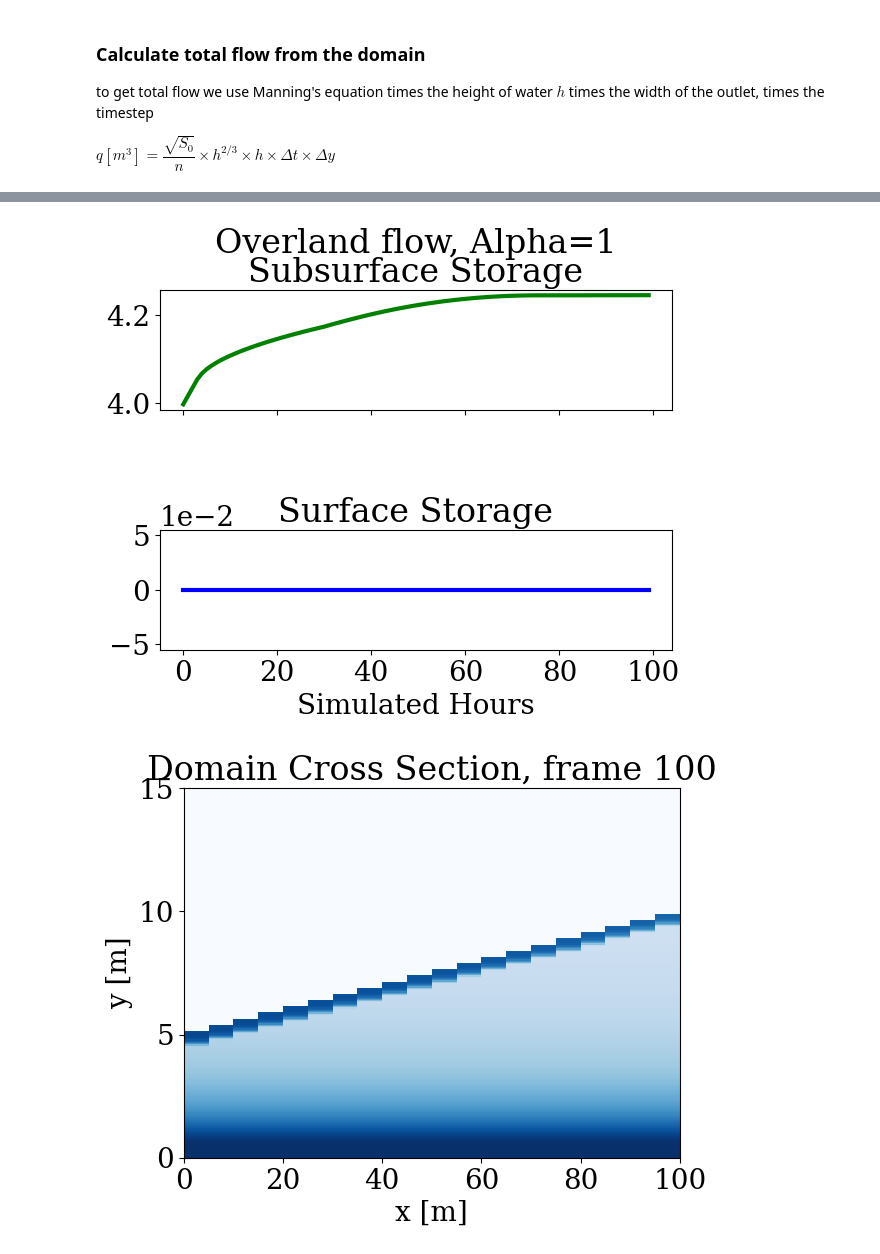
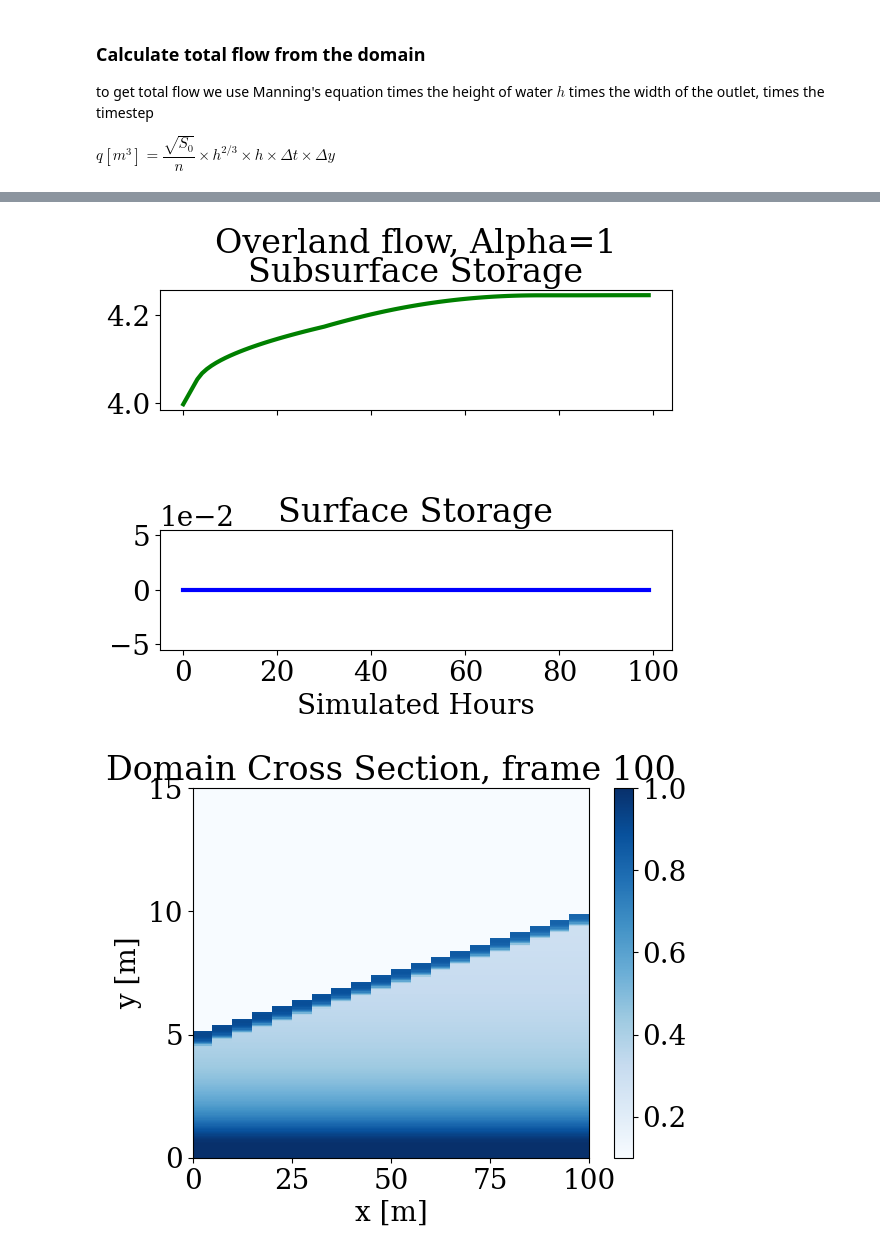
Before and after one commit to mashadab/ParFlow-project, a Jupyter notebook: Overland-flow-class/runoff-generation.ipynb, the cells around one changed output, grey strips where cells are left out. Drawn from its saved outputs; the diff is of its cells as text; code cells hidden in the pictures.

Commit message:
Some changes to plotting

```diff
--- a/Overland-flow-class/runoff-generation.ipynb
+++ b/Overland-flow-class/runoff-generation.ipynb
@@ -308,7 +308,7 @@ def run_off_code(alpha_vG):
     Dunne.ICPressure.Type = 'HydroStaticPatch'
     Dunne.ICPressure.GeomNames = 'domain'
     #Dunne.Geom.domain.ICPressure.Value = 4.5
-    Dunne.Geom.domain.ICPressure.Value  = 0.5
+    Dunne.Geom.domain.ICPressure.Value  = 4.0
 
     Dunne.Geom.domain.ICPressure.RefGeom = 'domain'
     Dunne.Geom.domain.ICPressure.RefPatch = 'z_lower'
@@ -442,33 +442,34 @@ def surface_subsurface_storage(alpha_vG,dir_name,run_name):
     fig, ax = plt.subplots(1)
     ax.set_title("Domain Cross Section, frame {}".format(icount))
     im = ax.pcolormesh(x, z, sat[icount,:,0,:], vmin=0.1, vmax=1.0,cmap='Blues')
+    fig.colorbar(im)
     ax.set_ylabel('y [m]')
     ax.set_xlabel('x [m]')
     plt.savefig(f'overland_flow_outflow_alphavG{alpha_vG}.pdf',bbox_inches='tight', dpi = 600)
 
 for alpha_vG in [1,100]:
     run_off_code(alpha_vG)
     surface_subsurface_storage(alpha_vG,dir_name,run_name)
 # %% [output]
 # ==============================================================================
 # ParFlow directory
 #  - /home/SHARED/software/parflow/7c8e7f0
 # ParFlow version
 #  - 3.13.0
 # Working directory
 #  - /home/ms6985/ParFlow-project/Overland-flow-class/dunne_over
 # ParFlow database
 #  - Dunne.pfidb
 # ==============================================================================
 
 
 ... (16 lines left out)
 
 # ==============================================================================
 # ParFlow ran successfully
 # ==============================================================================
 [figure]
 [figure]
-[figure, old version]
+[figure, new version]
 [figure]
 [figure]
```
Also changed, not shown: parts of 2 cells of this notebook.
